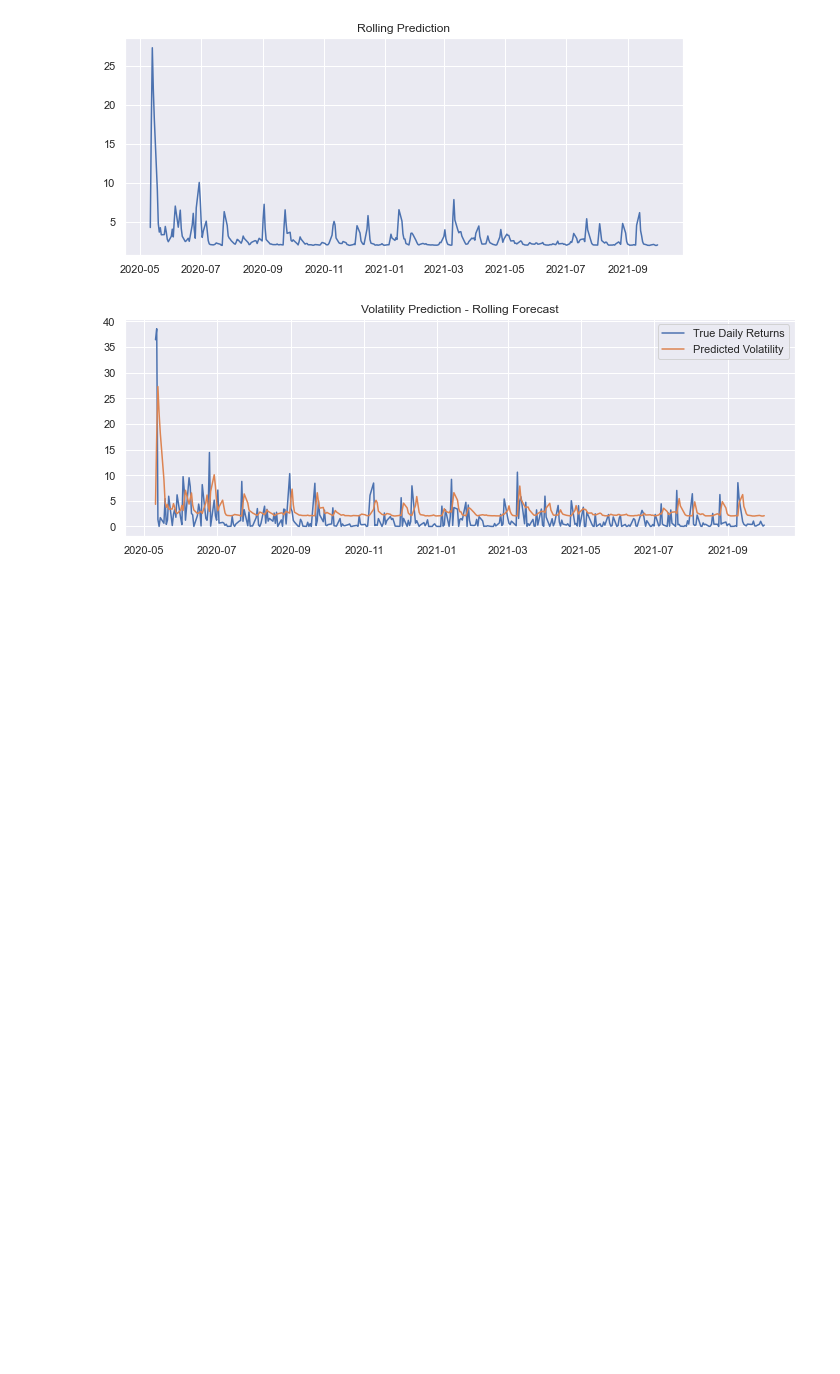
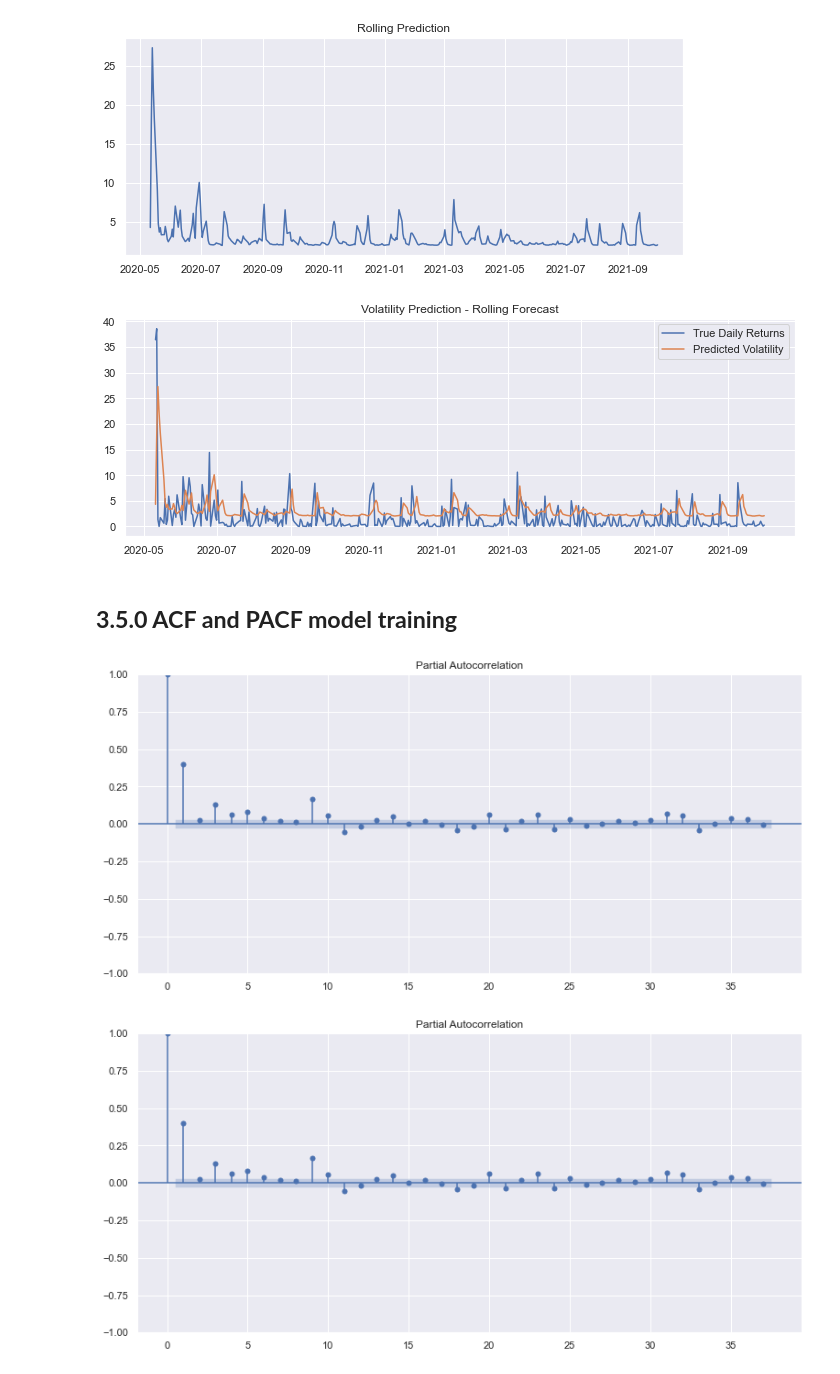
Before and after one commit to joaovictordesouzaduarte/volatility, a Jupyter notebook: notebooks/volatility.ipynb, the cells around one changed output. Drawn from its saved outputs; the diff is of its cells as text; code cells hidden in the pictures; blank space fills up the shorter version.

```diff
--- a/notebooks/volatility.ipynb
+++ b/notebooks/volatility.ipynb
@@ -311,3 +316,10 @@ plt.legend(['True Daily Returns', 'Predicted Volatility'])
 plt.show()
 # %% [output]
 [figure]
+# %% [markdown]
+## **3.5.0 ACF and PACF model training**
+# %%
+plot_pacf(df3['ret2'])
+# %% [output]
+[figure, added]
+[figure, added]
```
Also changed, not shown: parts of 14 cells of this notebook, 1 other file.
